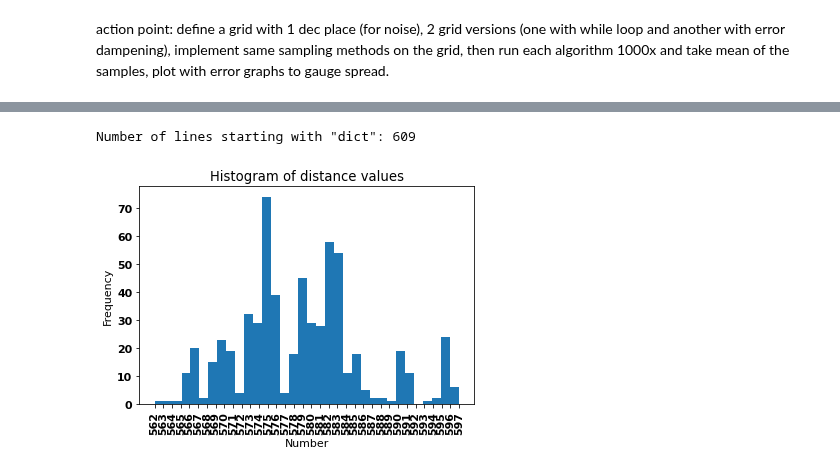
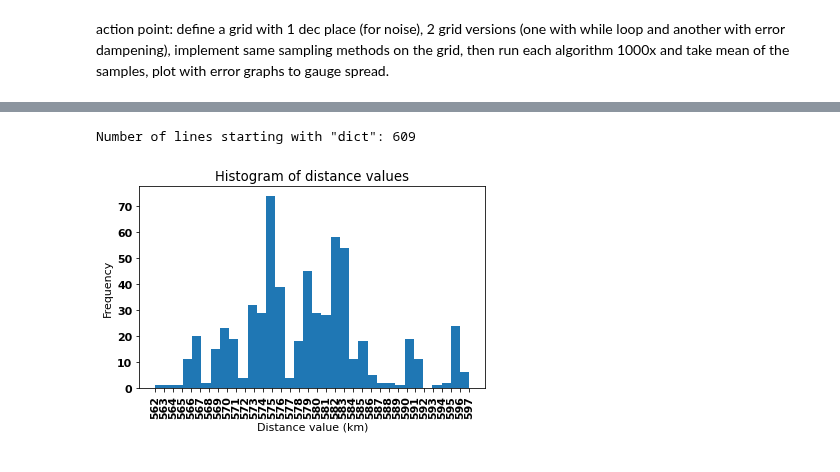
Before and after one commit to mustafa-majid-uu/curvefit_sampling, a Jupyter notebook: ex_U.ipynb, the cells around one changed output, grey strips where cells are left out. Drawn from its saved outputs; the diff is of its cells as text; code cells hidden in the pictures.

```diff
--- a/ex_U.ipynb
+++ b/ex_U.ipynb
@@ -24,7 +24,7 @@ MaxDistance = 4000
 e = 0.15 #error value
 # LPS: I've un-hardcoded the true value as we might want to play with this later.
 ValueTRUE = 400
-iterations = 1000 #the maximum no. of iterations for each sample
+iterations = 100 #the maximum no. of iterations for each sample
 UpperBound = MaxDistance#4000
 reps = 1000 #how many times to repeat the whole experiment
 rp0 = np.random.uniform(100,1000) #sample initial random guess of D-hat for curve fitting
@@ -136,22 +136,22 @@ Dhat_arr_lst = [  ]
 cov_arr_lst = [  ]
 x_lst = [  ]
 y_lst = [  ]
-
+diffat100=[]
 
 my_dict = {key: 0 for key in range(0, UpperBound+1)}
 negcount = 0
 
-for a in range(0,reps):
+for r in range(0,reps):
     my_dict = {key: 0 for key in range(0, UpperBound+1)}
     error_arrays = []
-    rng = Generator(PCG64(seed=a))
+    rng = Generator(PCG64(seed=r))
     rp0 = rng.uniform(100, 1000) #sample initial random guess of D-hat for curve fitting
     for i in range(0,dictsize):
 
         #error_array = np.random.normal(0, e, size=4001)
         error_array = rng.normal(loc = 0, scale = e, size = 4001) #normal dist. centred around 0 with st.dev. e
         error_arrays.append(error_array)
-    rp0 = rng.uniform(100, 1000) #sample initial random guess of D-hat for curve fitting
+
 
     Dhat_arr = []
     cov_arr = []
@@ -195,7 +195,7 @@ for a in range(0,reps):
             #if a is negative, take 4 random points and move to next iteration of loop to prevent NaN error
             if a < 0:
                 negcount+=1
-                print("negative a on j ->",j,"count:",negcount)
+                #print("negative a on j ->",j,"count:",negcount)
                 for k in range(0,4-j): #only take as many random points as needed
                     d = np.random.uniform(LowerBound,UpperBound)
                     rhod = generate_value(d,e)
@@ -214,6 +214,10 @@ for a in range(0,reps):
         Dhat_arr.append(params[0]) #new estimate of correlation distance, D-hat
         cov_arr.append(sqrt(covs[0][0]))
 
+        if(i == iterations-1):
+            diff = params[0] - ValueTRUE
+            diffat100.append(diff)
+
 
     Dhat_arr_lst.append(Dhat_arr)
     cov_arr_lst.append(cov_arr)
@@ -259,6 +228,8 @@ dict l
 # %%
 #print("p0 value:",rp0)
 print("error value:",e)
+
+folder = "plots"
 
 def absdiff(i):
     return (i-ValueTRUE)
@@ -267,8 +238,8 @@ def absdiff(i):
 plt.figure(8)
 for i in range(0,len(Dhat_arr_lst)):
     if (i == len(Dhat_arr_lst)-1):
-        plt.plot(i_arr,Dhat_arr_lst[0], label = 'V2',color='blue')
-        plt.plot(i_arr,Dhat_arr_lst[i], label = 'V2',color='red')
+        plt.plot(i_arr,Dhat_arr_lst[0], label = 'V2',color='red')
+        plt.plot(i_arr,Dhat_arr_lst[i], label = 'V2',color='blue')
     else:
         plt.plot(i_arr,Dhat_arr_lst[i], label = 'V2',alpha=0.01,color='gray') #v2
 plt.axhline(y=ValueTRUE, color='gray', linestyle='--')
@@ -365,7 +335,7 @@ action point: define a grid with 1 dec place (for noise), 2 grid versions (one w
 import pickle
 import os
 
-folder_path = "results_U"
+folder_path = "results_U100iters"
 folder_path = folder_path + "_" + (str(e)).replace('.','_') + '__' + str(reps) #make separate folders based on noise value of synthetic data
 
 if not os.path.exists(folder_path):
@@ -413,31 +403,32 @@ with open(file_path, 'wb') as f:
 # %%
 numbers = []
-with open('output_u.txt', 'r') as f:
+with open('output_u_old.txt', 'r') as f:
     dictc = 0
 
     for line in f:
         if line.startswith('dict limit'):
             dictc += 1
             sentence, number_str = line.split(":")
             number = int(number_str)
             numbers.append(number)
 
 print('Number of lines starting with "dict":', dictc)
 
 
 font = {
 
         'size'   : 11}
 plt.rc('font', **font)
 
 
 num_bins = len(np.unique(numbers))
 plt.hist(numbers, bins = num_bins)  # Create a histogram with 10 bins
 plt.title("Histogram of distance values")  # Set the title of the plot
-plt.xlabel("Number")  # Set the label for the x-axis
+plt.xlabel("Distance value (km)")  # Set the label for the x-axis
 plt.ylabel("Frequency")  # Set the label for the y-axis
 plt.xticks(range(min(numbers), max(numbers)+1), rotation=90)
+plt.subplots_adjust(left=0.1, right=0.9, top=0.9, bottom=0.2)
 plt.savefig("plots/Uhist.pdf")
 # %% [output]
 Number of lines starting with "dict": 609
-[figure, old version]
+[figure, new version]
```
Also changed, not shown: parts of 6 cells of this notebook, 12 other files.
